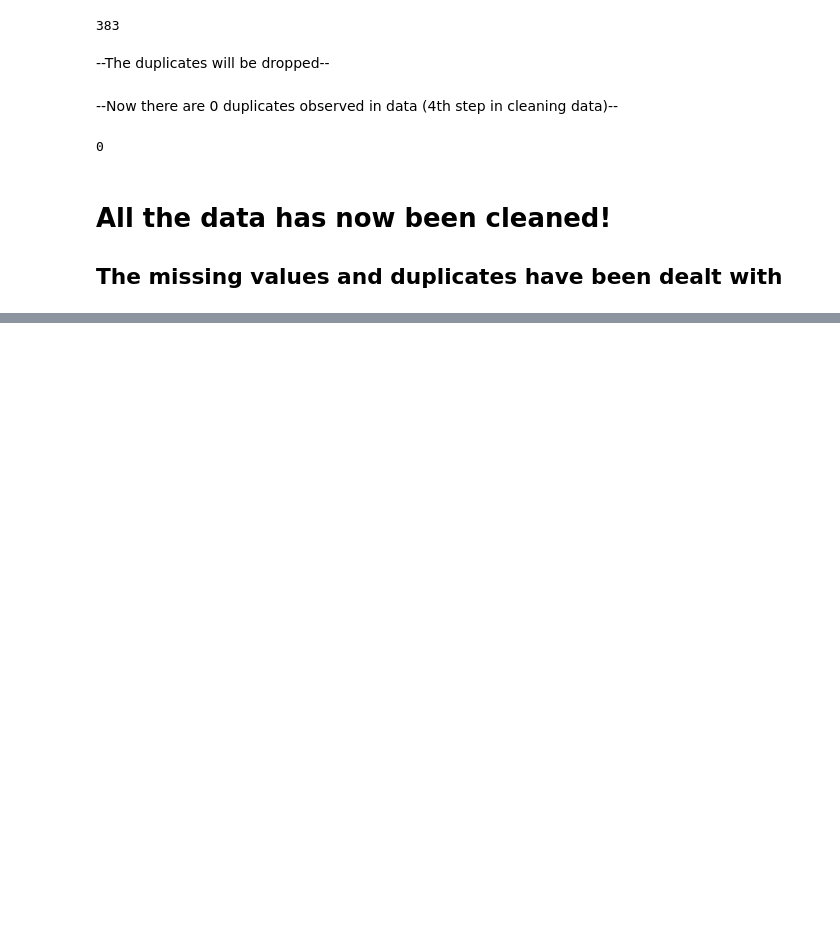
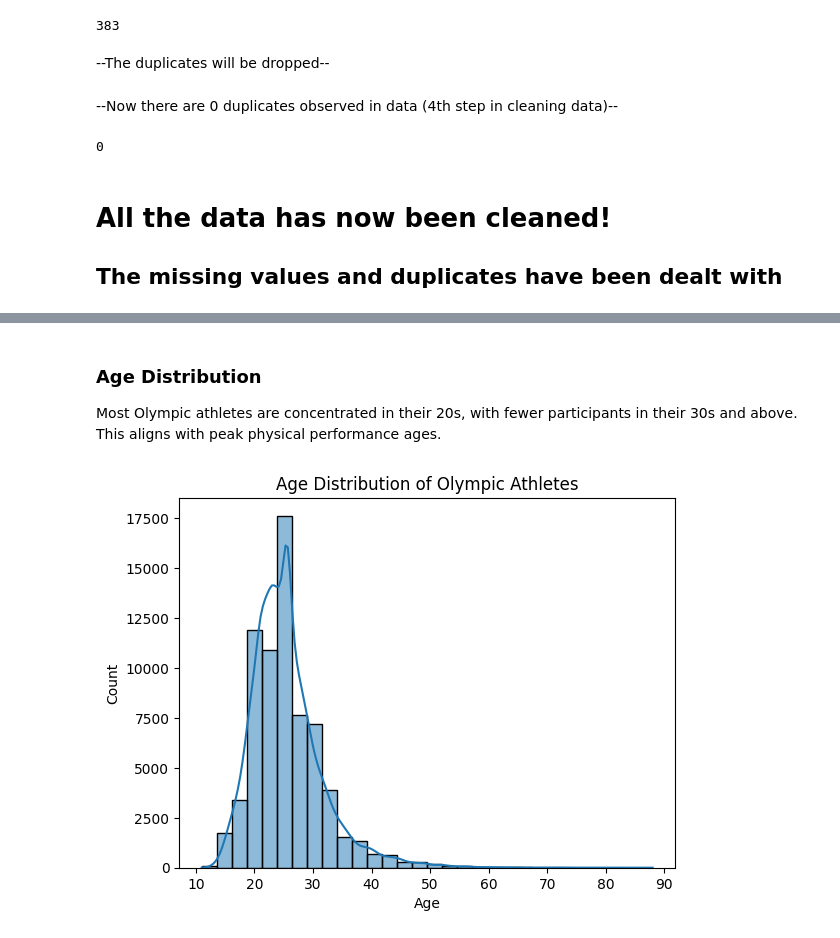
Before and after one commit to srigan-s/UWDSC-EDA-Interview, a Jupyter notebook: olympics.ipynb, the cells around one changed output, grey strips where cells are left out. Drawn from its saved outputs; the diff is of its cells as text; code cells hidden in the pictures; blank space fills up the shorter version.

```diff
--- a/olympics.ipynb
+++ b/olympics.ipynb
@@ -184,0 +172,12 @@ data.duplicated().sum()
+# %% [markdown]
+### Age Distribution
+
+Most Olympic athletes are concentrated in their 20s, with fewer participants in their 30s and above. This aligns with peak physical performance ages.
+# %%
+sns.histplot(data["Age"], bins=30, kde=True)
+plt.title("Age Distribution of Olympic Athletes")
+plt.xlabel("Age")
+plt.ylabel("Count")
+plt.show()
+# %% [output]
+[figure, added]
```
Also changed, not shown: parts of 12 cells of this notebook.
